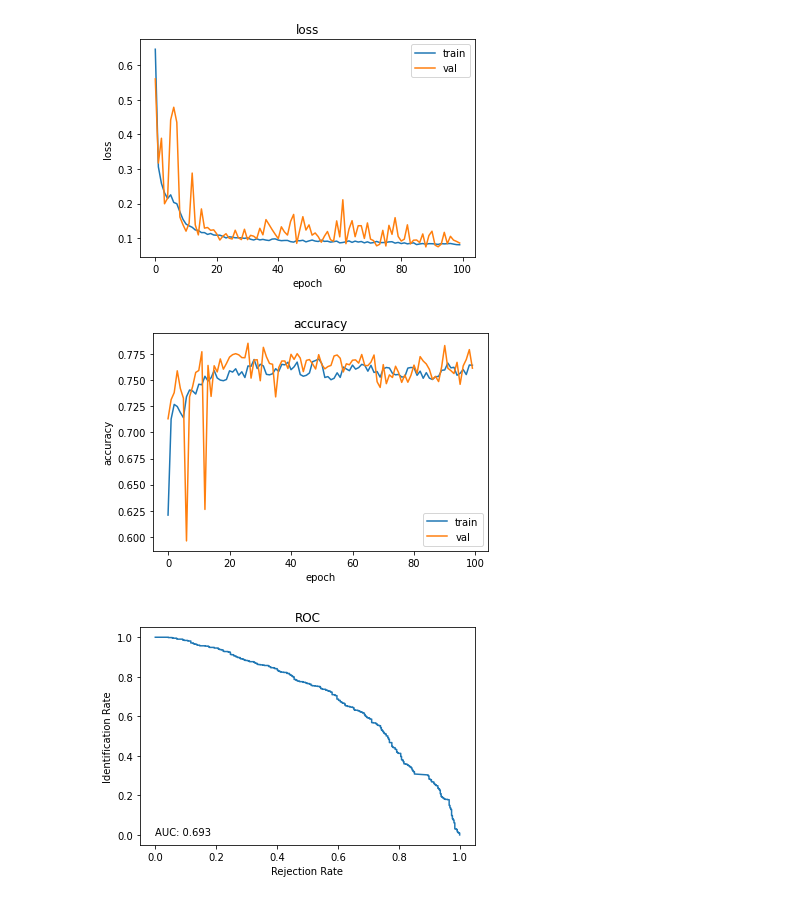
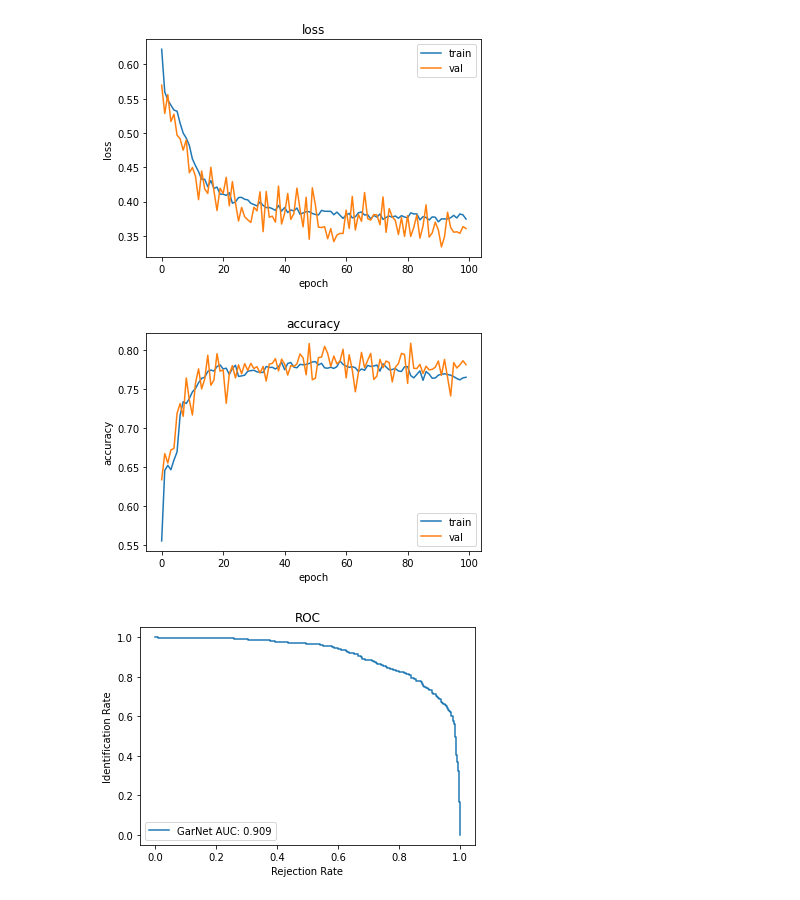
Before and after one commit to joshlerner/triumf-ml, a Jupyter notebook: PionReconstruction/PionTrainingExample.ipynb, the cells around one changed output. Cells and saved outputs as stored; diff of their text form; code cells hidden in the pictures.

Commit message:
increased steps to 800 and 200

```diff
--- a/PionReconstruction/PionTrainingExample.ipynb
+++ b/PionReconstruction/PionTrainingExample.ipynb
@@ -30,5 +30,5 @@ out_path = '/fast_scratch_1/jlerner/data/'
 # %%
 
 K.clear_session()
-model = GarNetModel()
+model = GarNetModel(alpha=0.99)
 # %% [output]
@@ -84,7 +84,7 @@ train_generator = garnetDataGenerator(train_file_list,
 
 validation_generator = garnetDataGenerator(val_file_list,
                                            cell_geo_path,
-                                           batch_size, #int(batch_size*(1 - train_val_split)/train_val_split),
+                                           int(batch_size*(1 - train_val_split)/train_val_split),
                                            labeled=True,
                                            preprocess=False,
                                            output_dir=out_path + 'val/')
@@ -99,8 +99,8 @@ test_generator = garnetDataGenerator(test_file_list,
 
 history = model.fit(train_generator.generator(),
                     validation_data=validation_generator.generator(),
-                    steps_per_epoch=400,
-                    validation_steps=100,
+                    steps_per_epoch=800,
+                    validation_steps=200,
                     shuffle=True,
                     epochs=100,
                     verbose=2)
@@ -135,14 +135,14 @@ INFO:tensorflow:Assets written to: /fast_scratch_1/jlerner/data/models/GarNet/as
 # %%
 plot.training_curve(history, 'loss')
 # %% [output]
-[figure, old version]
+[figure, new version]
 # %%
 plot.training_curve(history, 'accuracy')
 # %% [output]
-[figure, old version]
+[figure, new version]
 # %%
 
 x, y = next(test_generator.generator())
-plot.ROC(model.predict(x), y)
+plot.ROC([(model.predict(x), y)], ['GarNet'])
 # %% [output]
-[figure, old version]
+[figure, new version]
```
Also changed, not shown: parts of 3 cells of this notebook, 2 other files.
